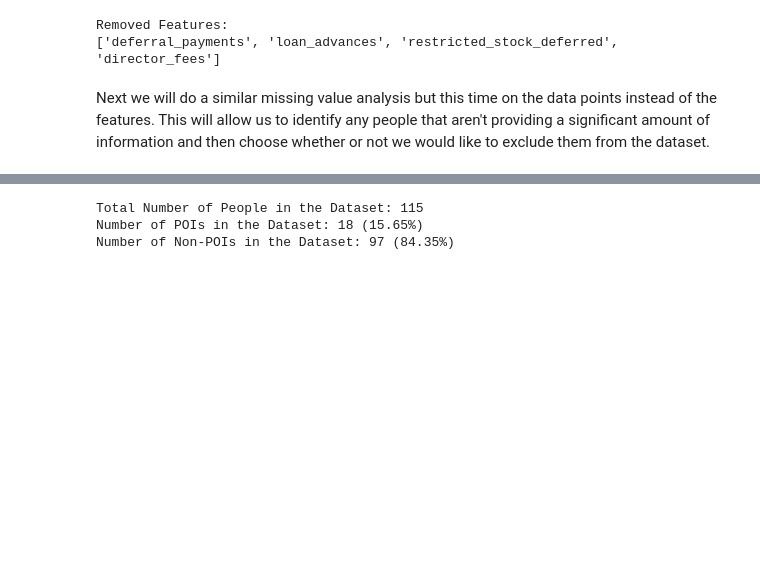
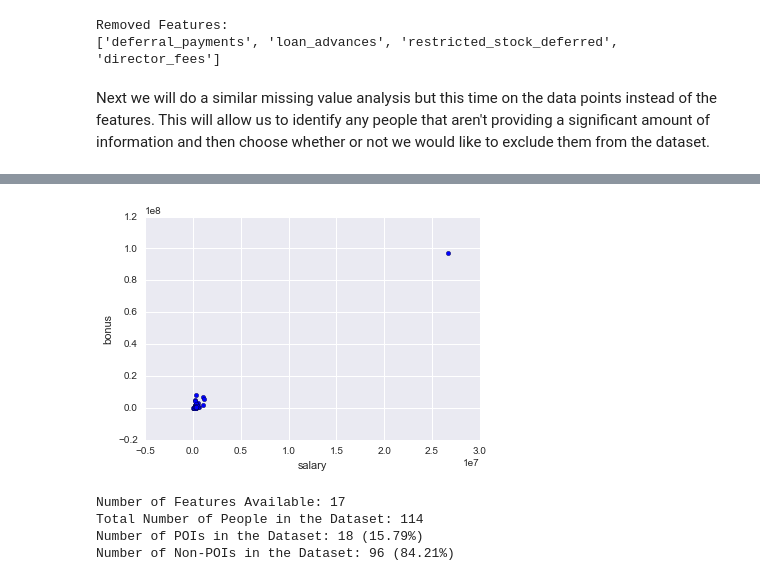
Before and after one commit to LayneNewhouse/Machine-Learning, a Jupyter notebook: Project5.ipynb, the cells around one changed output, grey strips where cells are left out. Saved outputs shown, nothing was run; the diff lists cells and outputs as text; code cells hidden in the pictures; blank space fills up the shorter version.

```diff
--- a/Project5.ipynb
+++ b/Project5.ipynb
@@ -208,7 +216,7 @@ The visualization above shows us the amount of people that have x features missi
 # %%
 removed_names = []
 for i in range(0, len(names)):
-    if zeros[i] >= 14:
+    if zeros[i] >= 11:
         enron_data.pop(names[i], 0)
         removed_names.append(names[i])
 
@@ -220,9 +232,28 @@ No. Datapoints Removed: 31
+# %%
+def scatter_feature_pair(data, features):
+    for pair in data:
+        x = pair[0]
+        y = pair[1]
+        plt.scatter(x,y)
+    plt.xlabel(features[0])
+    plt.ylabel(features[1])
+    plt.show()
+# %%
+features = ['salary', 'bonus']
+data = featureFormat(enron_data, features)
+
+scatter_feature_pair(data, features)
+# %% [output]
+[figure, added]
 # %%
+#no. features remaining
+features=total_features(enron_data)
 #total number of data points
-total_people(enron_data)
+people=total_people(enron_data)
 #allocation across classes (POI/non-POI)
-total_classes(enron_data)
+poi=total_classes(enron_data)
 # %% [output]
-Total Number of People in the Dataset: 115
-Number of POIs in the Dataset: 18 (15.65%)
-Number of Non-POIs in the Dataset: 97 (84.35%)
+Number of Features Available: 17
+Total Number of People in the Dataset: 114
+Number of POIs in the Dataset: 18 (15.79%)
+Number of Non-POIs in the Dataset: 96 (84.21%)
```
Also changed, not shown: parts of 9 cells of this notebook.
